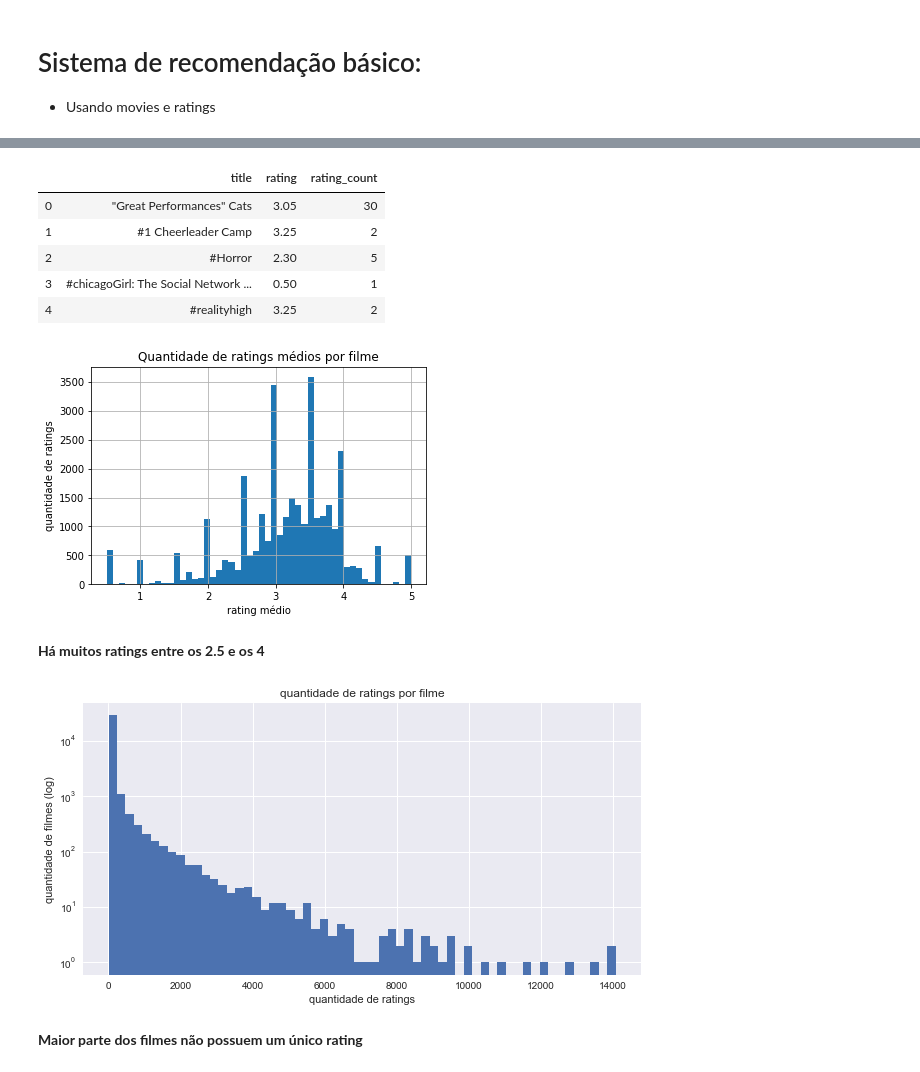
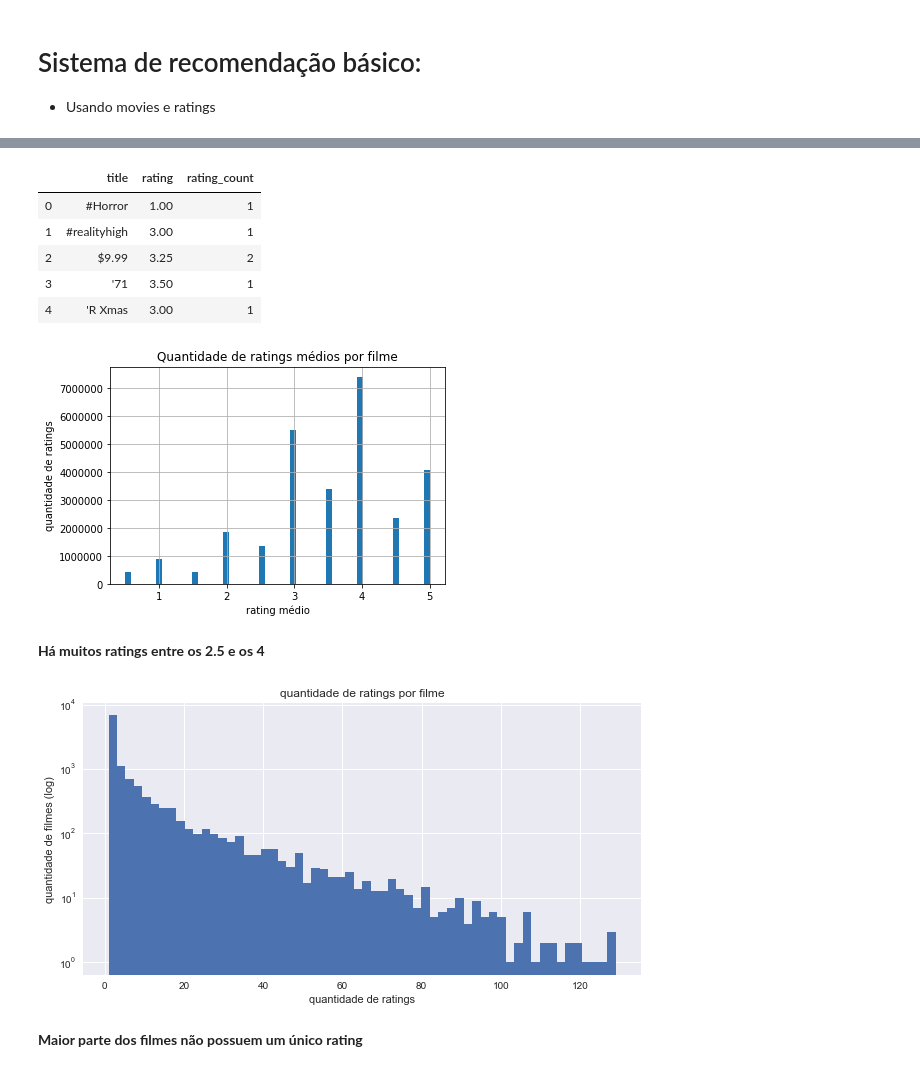
Before and after one commit to Vasco27/projeto_ids_1920, a Jupyter notebook: preprocessing.ipynb, the cells around one changed output, grey strips where cells are left out. Drawn from its saved outputs; the diff is of its cells as text; code cells hidden in the pictures.

Commit message:
sampling by user ratings / recomendacoes por correlacao de ratings de users

```diff
--- a/preprocessing.ipynb
+++ b/preprocessing.ipynb
@@ -85,0 +121,3 @@ movies.head()
+# %%
+mask = movie_ratings.userId.apply(lambda x: x in user_ratings.index)
+mask
@@ -85,0 +137,3 @@ movies.head()
+# %%
+movie_ratings = movie_ratings[mask]
+movie_ratings
@@ -86,6 +154,6 @@ movies.head()
 # %%
-movie_ratings = ratings.join(movies.set_index("movieId"), on = "movieId")
-movie_ratings = movie_ratings.sample(n = 4000000, replace = False, weights = "year", random_state = 1)
-print(movie_ratings.shape)
-movie_ratings.head()
+sampled_ratings = pd.DataFrame(movie_ratings)
+sampled_ratings = sampled_ratings.sample(n = 100000, replace = False, weights = "year", random_state = 1)
+print(sampled_ratings.shape)
+sampled_ratings.head()
 # %% [output]
@@ -146,15 +196,15 @@ movie_ratings.head()
 # %%
 #significancia estatistica dos ratings
-ratings = movie_ratings.groupby("title")["rating"].mean().reset_index()
-ratings["rating_count"] = movie_ratings.groupby("title")["rating"].count().reset_index().rating
-ratings.head()
+ratings_plot = sampled_ratings.groupby("title")["rating"].mean().reset_index()
+ratings_plot["rating_count"] = sampled_ratings.groupby("title")["rating"].count().reset_index().rating
+ratings_plot.head()
 # %% [output]
 |  | title | rating | rating_count |
-| 0 | "Great Performances" Cats | 3.05 | 30 |
-| 1 | #1 Cheerleader Camp | 3.25 | 2 |
-| 2 | #Horror | 2.30 | 5 |
-| 3 | #chicagoGirl: The Social Network ... | 0.50 | 1 |
-| 4 | #realityhigh | 3.25 | 2 |
+| 0 | #Horror | 1.00 | 1 |
+| 1 | #realityhigh | 3.00 | 1 |
+| 2 | $9.99 | 3.25 | 2 |
+| 3 | '71 | 3.50 | 1 |
+| 4 | 'R Xmas | 3.00 | 1 |
 # %%
 import matplotlib
 import matplotlib.pyplot as plt
@@ -166,20 +216,20 @@ plt.xlabel("rating médio")
 plt.ylabel("quantidade de ratings")
 plt.title("Quantidade de ratings médios por filme");
 # %% [output]
-[figure, old version]
+[figure, new version]
 # %% [markdown]
 **Há muitos ratings entre os 2.5 e os 4**
 # %%
 plt.style.use('seaborn')
 ratings.describe()
 matplotlib.rcParams["figure.figsize"] = [10, 5]
-ratings.rating_count.hist(bins = 60)
+ratings_plot.rating_count.hist(bins = 60)
 plt.yscale("log")
 plt.xlabel("quantidade de ratings")
 plt.ylabel("quantidade de filmes (log)")
 plt.title("quantidade de ratings por filme");
 # %% [output]
-[figure, old version]
+[figure, new version]
 # %% [markdown]
 **Maior parte dos filmes não possuem um único rating**
 # %%
```
Also changed, not shown: parts of 28 cells of this notebook.
